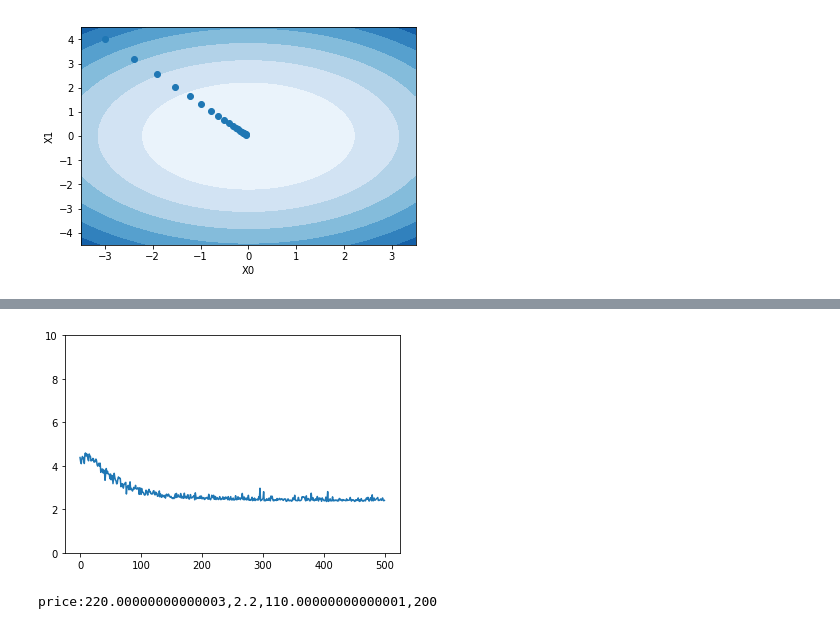
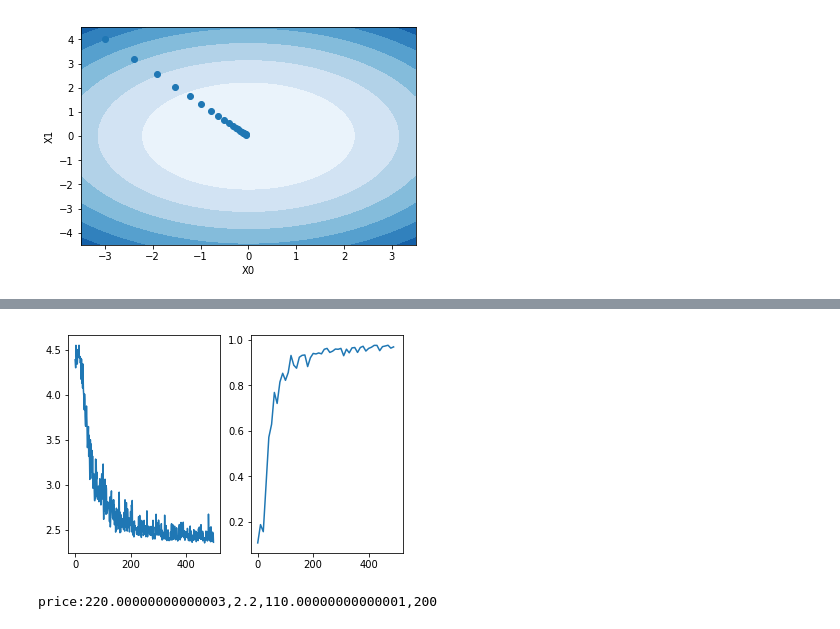
Before and after one commit to ckfanzhe/JupySum, a Jupyter notebook: SumLearn/Models/NeuralNetwork.ipynb, the cells around one changed output, grey strips where cells are left out. Saved outputs shown, nothing was run; the diff lists cells and outputs as text; code cells hidden in the pictures.

Commit message:
更新了NeuralNetwork.ipynb文件,更新了代码排版;

```diff
--- a/SumLearn/Models/NeuralNetwork.ipynb
+++ b/SumLearn/Models/NeuralNetwork.ipynb
@@ -165,13 +175,6 @@ array([[1, 0, 0, ..., 0, 0, 0],
        [0, 0, 0, ..., 0, 1, 0],
        [0, 0, 0, ..., 0, 0, 1],
        [0, 0, 0, ..., 0, 1, 0]])
-# %%
-# 抽取其中10组
-train_size = len(data)
-batch_size = 10
-batch_mask = np.random.choice(train_size, batch_size)
-x_batch = data[batch_mask]
-t_batch = target[batch_mask]
 # %%
 # mini-batch 版交叉熵误差,one_hot版
 def cross_entropy_error(y, t):
@@ -331,4 +328,5 @@ array([[0.00098276, 0.00097978, 0.00093441, 0.00103051, 0.00102042,
 # %%
+%%time
 # 开始学习
 # 超参数
 iters_num = 500
@@ -337,8 +335,6 @@ batch_size = 10
 learning_rate = 0.1
 train_loss_list = []
 train_acc_list = []
-# 平均每个epoch的重复次数
-iter_per_epoch = max(train_size / batch_size, 1)
 network = SimpleNet(input_size=64, hidden_size=100, output_size=10)
 for i in range(iters_num):
     # 获取mini-batch
@@ -347,16 +343,13 @@ for i in range(iters_num):
     t_batch = target[batch_mask]
     # 计算梯度
     grad = network.numerical_gradient(x_batch,t_batch)
+    # 更新梯度
     for key in ('W1','b1','W2','b2'):
         network.params[key] -= learning_rate*grad[key]
     # 记录学习过程
     loss = network.loss(x_batch,t_batch)
     train_loss_list.append(loss)
-    if i % iter_per_epoch == 0:
-        train_acc = network.accuracy(x_batch, t_batch)
-#         test_acc = network.accuracy(x_test, t_test)
+    if i % 10 == 0:
+        train_acc = network.accuracy(data, target)
         train_acc_list.append(train_acc)
-        print(f'train_acc:{train_acc}')
-#         test_acc_list.append(test_acc)
-#         print("train acc, test acc | " + str(train_acc) + ", " + str(test_acc))
 # %% [output]
@@ -364,10 +357,11 @@ train_acc:0.3
 # %%
-# 显示误差，训练太慢所以训练次数不多，所以误差较大
-plt.plot([x for x in range(500)],train_loss_list)
-plt.ylim(0,10)
-plt.show()
+# 显示误差和准确度，训练太慢所以训练次数不多，所以误差较大
+f,(ax11,ax12) = plt.subplots(1,2,sharex=True)
+ax11.plot([x for x in range(500)],train_loss_list)
+ax12.plot([x for x in range(0,500,10)],train_acc_list)
+print('',end='')
 # %% [output]
-[figure, old version]
+[figure, new version]
 # %%
 # 误差反向传播法
 # 乘法层
```
Also changed, not shown: parts of 17 cells of this notebook.
